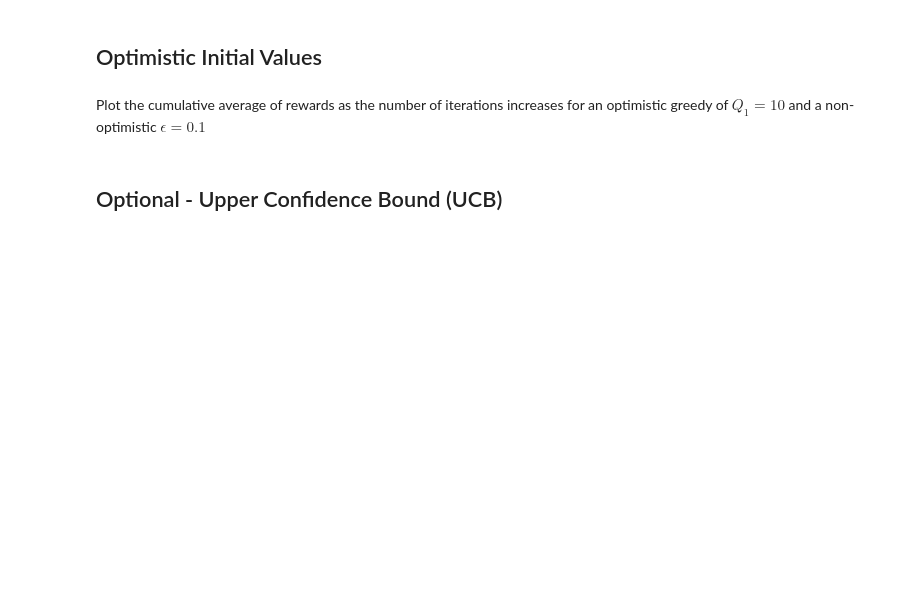
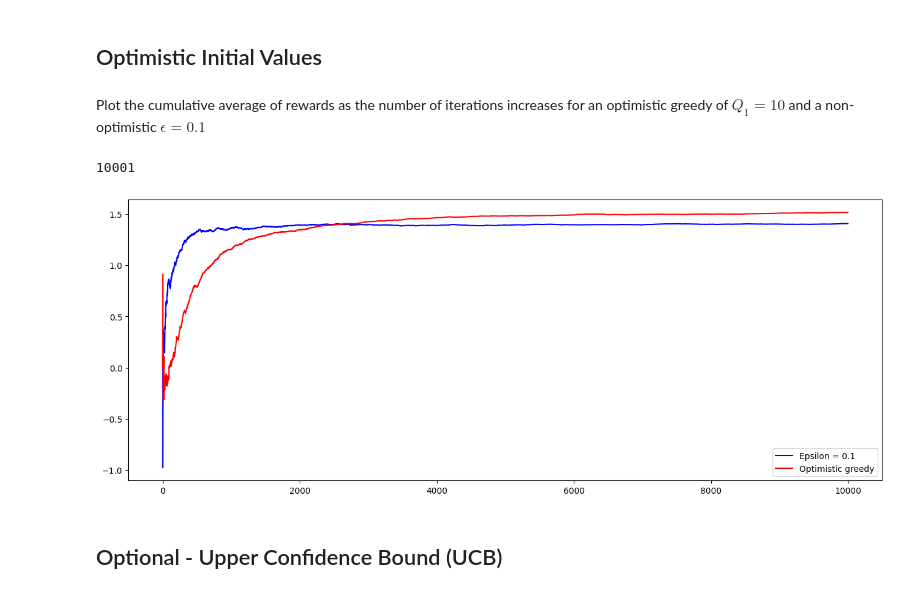
Before and after one commit to i-am-batpool/WiDS-2024-Can-Computers-Think, a Jupyter notebook: Week 1/work_on_bandits.ipynb, the cells around one changed output. Drawn from its saved outputs; the diff is of its cells as text; code cells hidden in the pictures; blank space fills up the shorter version.

Commit message:
Optimistic initial values

```diff
--- a/Week 1/work_on_bandits.ipynb
+++ b/Week 1/work_on_bandits.ipynb
@@ -143,5 +138,40 @@ def run_optimistic_greedy():
+# %%
+def run_optimistic_greedy():
+    rewards=[0]
+    qlist=[10 for _ in range(10)]
+    nlist=[0 for _ in range(10)]
+    for _ in range(10000):
+        max_value=max(qlist)
+        max_indices=[]
+        for i in range(10):
+            if (qlist[i]==max_value):
+                max_indices.append(i)
+        chosen_lever=random.choice(max_indices)
+        obtained=bandits[chosen_lever].pullLever()
+        rewards.append(rewards[-1]+obtained)
+        qlist[chosen_lever]=qlist[chosen_lever]+(0.1*(obtained-qlist[chosen_lever]))
+        nlist[chosen_lever]+=1
+    return rewards
 # %% [markdown]
 Plot the cumulative average of rewards as the number of iterations increases for an optimistic greedy of $Q_1 = 10$ and a non-optimistic $\epsilon = 0.1$
+# %%
+plt.figure(figsize=(16,6))
+cumu_rewards=run_epsilon_greedy(0.1)
+print(len(cumu_rewards))
+rewardsavg=[0]
+for i in range(10000):
+    rewardsavg.append(cumu_rewards[i+1]/(i+1))
+plt.plot(rewardsavg, label='Epsilon = 0.1', color='blue')
+cumu_rewards=run_optimistic_greedy()
+rewardsavg=[0]
+for i in range(10000):
+    rewardsavg.append(cumu_rewards[i+1]/(i+1))
+plt.plot(rewardsavg, label="Optimistic greedy", color='red')
+plt.legend()
+plt.show()
+# %% [output]
+10001
+[figure, added]
 # %% [markdown]
 ## Optional - Upper Confidence Bound (UCB)
 # %%
```
Also changed, not shown: parts of 3 cells of this notebook, 3 other files.
